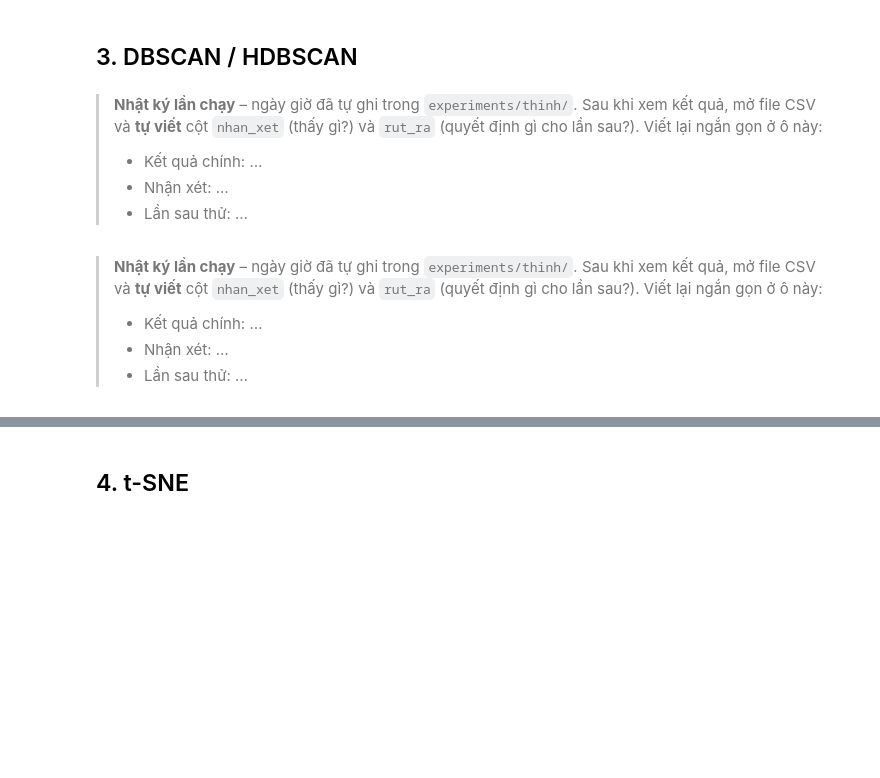
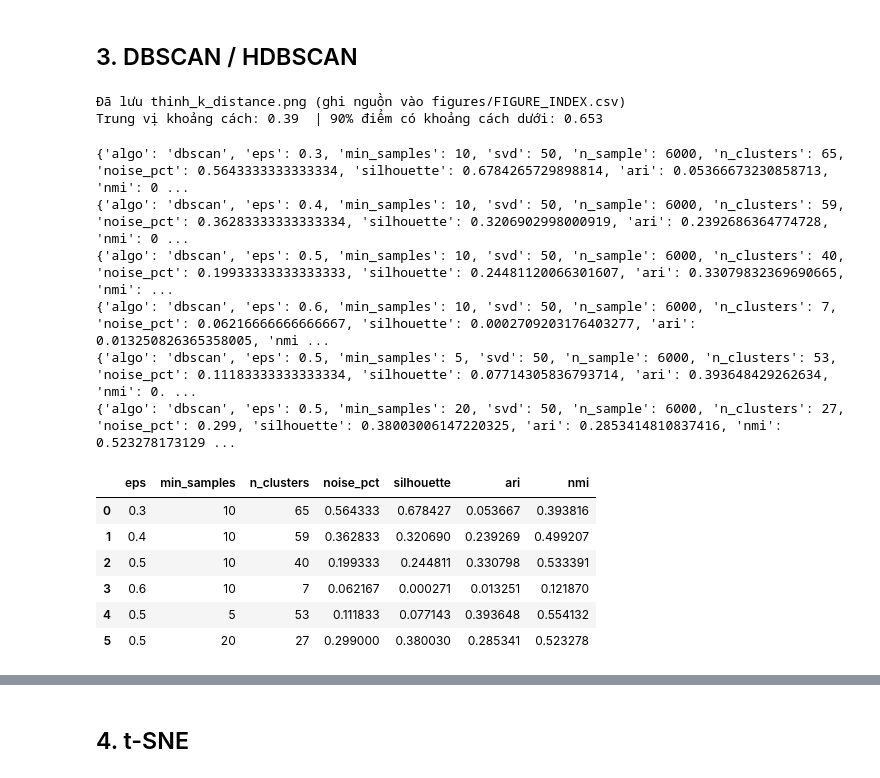
Before and after one commit to Huynh-Quoc-Danh/mayhoc, a Jupyter notebook: DoAnCuoiKy/notebooks/07_Thinh_PhanCum.ipynb, the cells around one changed output, grey strips where cells are left out. Drawn from its saved outputs; the diff is of its cells as text; code cells hidden in the pictures; blank space fills up the shorter version.

```diff
--- a/DoAnCuoiKy/notebooks/07_Thinh_PhanCum.ipynb
+++ b/DoAnCuoiKy/notebooks/07_Thinh_PhanCum.ipynb
@@ -179,21 +179,53 @@ score(Zs, lab, 'agglomerative', K=10, linkage='ward', n_sample=6000)
 > - Lần sau thử: …
 # %% [markdown]
 ## 3. DBSCAN / HDBSCAN
-# %%
-lab = DBSCAN(eps=0.3, min_samples=10, metric='euclidean').fit_predict(Zs)
-score(Zs, lab, 'dbscan', eps=0.3, min_samples=10, n_sample=6000)
-# %% [markdown]
-> **Nhật ký lần chạy** – ngày giờ đã tự ghi trong `experiments/thinh/`. Sau khi xem kết quả, mở file CSV và **tự viết** cột `nhan_xet` (thấy gì?) và `rut_ra` (quyết định gì cho lần sau?). Viết lại ngắn gọn ở ô này:
->
-> - Kết quả chính: …
-> - Nhận xét: …
-> - Lần sau thử: …
-# %%
-lab = HDBSCAN(min_cluster_size=30).fit_predict(Zs)
-score(Zs, lab, 'hdbscan', min_cluster_size=30, n_sample=6000)
-# %% [markdown]
-> **Nhật ký lần chạy** – ngày giờ đã tự ghi trong `experiments/thinh/`. Sau khi xem kết quả, mở file CSV và **tự viết** cột `nhan_xet` (thấy gì?) và `rut_ra` (quyết định gì cho lần sau?). Viết lại ngắn gọn ở ô này:
->
-> - Kết quả chính: …
-> - Nhận xét: …
-> - Lần sau thử: …
+# %%
+from sklearn.neighbors import NearestNeighbors
+
+# Dùng lại đúng mẫu 6.000 điểm như mục 2 (không chạy lại ô Agglomerative)
+idx = np.random.RandomState(0).choice(len(df), 6000, replace=False)
+Zs, yy = embed(50)[idx], y[idx]
+
+# k-distance: khoảng cách từ mỗi điểm tới láng giềng thứ 10, sắp xếp tăng dần.
+d, _ = NearestNeighbors(n_neighbors=10).fit(Zs).kneighbors(Zs)
+kd = np.sort(d[:, -1])
+fig, ax = plt.subplots(figsize=(7, 4))
+ax.plot(kd)
+for e in [0.3, 0.4, 0.5, 0.6]:
+    ax.axhline(e, ls='--', lw=0.8, color='gray')
+ax.set(xlabel='Các điểm, sắp xếp theo khoảng cách tăng dần', ylabel='Khoảng cách tới láng giềng thứ 10',
+       title='Biểu đồ k-distance (k = 10) để chọn eps cho DBSCAN')
+save_fig(fig, 'thinh_k_distance', notebook='07_Thinh_PhanCum.ipynb', member='thinh', cell='Mục 3 - k-distance',
+         y_nghia='Khoảng cách tới láng giềng thứ 10 tăng đều, không có khuỷu rõ (trung vị 0.39, 90% điểm dưới 0.65), nên quét eps trong khoảng 0.3 đến 0.6.')
+print('Trung vị khoảng cách:', round(float(np.median(kd)), 3),
+      ' | 90% điểm có khoảng cách dưới:', round(float(np.percentile(kd, 90)), 3))
+# %% [output]
+Đã lưu thinh_k_distance.png (ghi nguồn vào figures/FIGURE_INDEX.csv)
+Trung vị khoảng cách: 0.39  | 90% điểm có khoảng cách dưới: 0.653
+# %%
+ket_qua_db = []
+# Quét eps với min_samples = 10
+for eps in [0.3, 0.4, 0.5, 0.6]:
+    lab = DBSCAN(eps=eps, min_samples=10).fit_predict(Zs)
+    ket_qua_db.append(score(Zs, lab, 'dbscan', eps=eps, min_samples=10, svd=50, n_sample=6000))
+# Giữ eps = 0.5, đổi min_samples
+for ms in [5, 20]:
+    lab = DBSCAN(eps=0.5, min_samples=ms).fit_predict(Zs)
+    ket_qua_db.append(score(Zs, lab, 'dbscan', eps=0.5, min_samples=ms, svd=50, n_sample=6000))
+
+bang_db = pd.DataFrame(ket_qua_db)[['eps', 'min_samples', 'n_clusters', 'noise_pct', 'silhouette', 'ari', 'nmi']]
+bang_db
+# %% [output]
+{'algo': 'dbscan', 'eps': 0.3, 'min_samples': 10, 'svd': 50, 'n_sample': 6000, 'n_clusters': 65, 'noise_pct': 0.5643333333333334, 'silhouette': 0.6784265729898814, 'ari': 0.05366673230858713, 'nmi': 0 ...
+{'algo': 'dbscan', 'eps': 0.4, 'min_samples': 10, 'svd': 50, 'n_sample': 6000, 'n_clusters': 59, 'noise_pct': 0.36283333333333334, 'silhouette': 0.3206902998000919, 'ari': 0.2392686364774728, 'nmi': 0 ...
+{'algo': 'dbscan', 'eps': 0.5, 'min_samples': 10, 'svd': 50, 'n_sample': 6000, 'n_clusters': 40, 'noise_pct': 0.19933333333333333, 'silhouette': 0.24481120066301607, 'ari': 0.33079832369690665, 'nmi': ...
+{'algo': 'dbscan', 'eps': 0.6, 'min_samples': 10, 'svd': 50, 'n_sample': 6000, 'n_clusters': 7, 'noise_pct': 0.06216666666666667, 'silhouette': 0.0002709203176403277, 'ari': 0.013250826365358005, 'nmi ...
+{'algo': 'dbscan', 'eps': 0.5, 'min_samples': 5, 'svd': 50, 'n_sample': 6000, 'n_clusters': 53, 'noise_pct': 0.11183333333333334, 'silhouette': 0.07714305836793714, 'ari': 0.393648429262634, 'nmi': 0. ...
+{'algo': 'dbscan', 'eps': 0.5, 'min_samples': 20, 'svd': 50, 'n_sample': 6000, 'n_clusters': 27, 'noise_pct': 0.299, 'silhouette': 0.38003006147220325, 'ari': 0.2853414810837416, 'nmi': 0.523278173129 ...
+|  | eps | min_samples | n_clusters | noise_pct | silhouette | ari | nmi |
+| 0 | 0.3 | 10 | 65 | 0.564333 | 0.678427 | 0.053667 | 0.393816 |
+| 1 | 0.4 | 10 | 59 | 0.362833 | 0.320690 | 0.239269 | 0.499207 |
+| 2 | 0.5 | 10 | 40 | 0.199333 | 0.244811 | 0.330798 | 0.533391 |
+| 3 | 0.6 | 10 | 7 | 0.062167 | 0.000271 | 0.013251 | 0.121870 |
+| 4 | 0.5 | 5 | 53 | 0.111833 | 0.077143 | 0.393648 | 0.554132 |
+| 5 | 0.5 | 20 | 27 | 0.299000 | 0.380030 | 0.285341 | 0.523278 |
```
Also changed, not shown: parts of 5 cells of this notebook, 16 other files.
